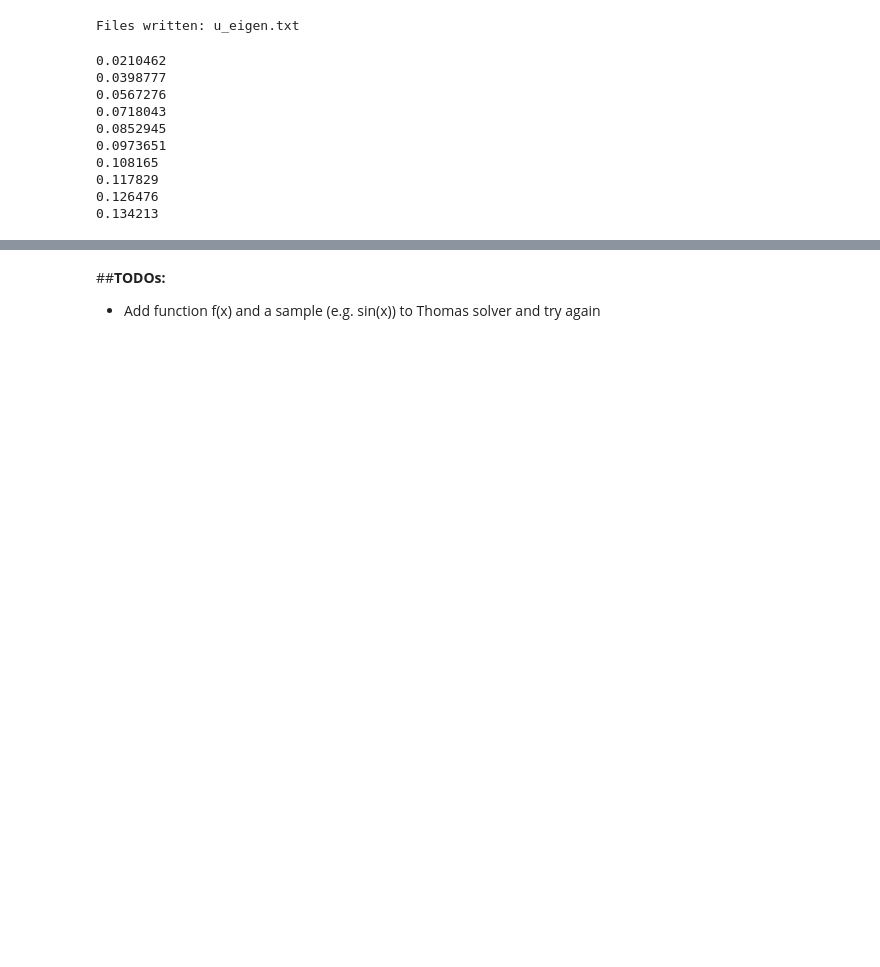
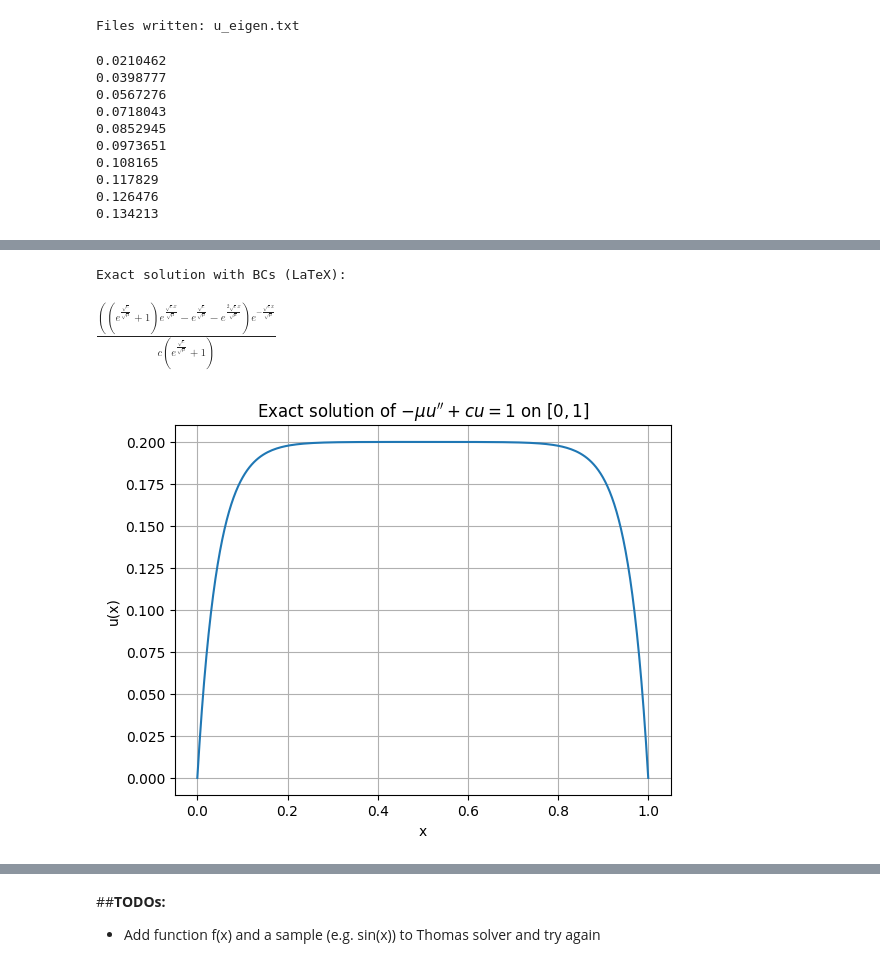
Before and after one commit to AMSC-25-26/dd-02-dd, a Jupyter notebook: 2-DD.ipynb, the cells around one changed output, grey strips where cells are left out. Saved outputs shown, nothing was run; the diff lists cells and outputs as text; code cells hidden in the pictures; blank space fills up the shorter version.

```diff
--- a/2-DD.ipynb
+++ b/2-DD.ipynb
@@ -196,0 +257,77 @@ Files written: u_eigen.txt
+# %%
+import sympy as sp
+import numpy as np
+import matplotlib.pyplot as plt
+from IPython.display import display, Math
+
+# -----------------------------
+# Symbolic problem definition
+# -----------------------------
+x = sp.symbols('x')
+mu, c = sp.symbols('mu c', positive=True)
+
+u = sp.Function('u')
+
+# PDE reduced to ODE
+eq = -mu*sp.diff(u(x), x, 2) + c*u(x) - 1
+
+# General symbolic solution
+sol = sp.dsolve(eq)
+
+# Print general solution in LaTeX
+print("General solution (LaTeX):")
+display(Math(sp.latex(sol)))
+
+# -----------------------------
+# Impose BCs: u(0)=u(1)=0
+# -----------------------------
+u_general = sol.rhs
+C1, C2 = sp.symbols('C1 C2')
+
+bc_eqs = [
+    u_general.subs(x, 0),
+    u_general.subs(x, 1)
+]
+
+constants = sp.solve(bc_eqs, (C1, C2))
+u_exact = sp.simplify(u_general.subs(constants))
+
+# Print exact solution in LaTeX
+latex_exact = sp.latex(u_exact)
+print("\nExact solution with BCs (LaTeX):")
+display(Math(latex_exact))
+
+# Write LaTeX to file
+with open("u_exact.tex", "w") as f:
+    f.write(r"\[" + "\n")
+    f.write(latex_exact + "\n")
+    f.write(r"\]" + "\n")
+
+# -----------------------------
+# Numerical evaluation on [0,1]
+# -----------------------------
+u_num = sp.lambdify(
+    x,
+    u_exact.subs({mu: 0.01, c: 5.0}),
+    "numpy"
+)
+
+x_vals = np.linspace(0.0, 1.0, 200)
+u_vals = u_num(x_vals)
+
+# Write numerical solution to file
+with open("u_exact.txt", "w") as f:
+    for xi, ui in zip(x_vals, u_vals):
+        f.write(f"{ui:.12e}\n")
+
+# -----------------------------
+# Plot
+# -----------------------------
+plt.figure()
+plt.plot(x_vals, u_vals)
+plt.xlabel("x")
+plt.ylabel("u(x)")
+plt.title(r"Exact solution of $-\mu u'' + c u = 1$ on $[0,1]$")
+plt.grid(True)
+plt.show()
+# %% [output]
@@ -196,0 +336,3 @@ Files written: u_eigen.txt
+Exact solution with BCs (LaTeX):
+$\displaystyle \frac{\left(\left(e^{\frac{\sqrt{c}}{\sqrt{\mu}}} + 1\right) e^{\frac{\sqrt{c} x}{\sqrt{\mu}}} - e^{\frac{\sqrt{c}}{\sqrt{\mu}}} - e^{\frac{2 \sqrt{c} x}{\sqrt{\mu}}}\right) e^{- \frac{\sqrt{c} x}{\sqrt{\mu}}}}{c \left(e^{\frac{\sqrt{c}}{\sqrt{\mu}}} + 1\right)}$
+[figure, added]
```
Also changed, not shown: parts of 9 cells of this notebook, 1 other file.
